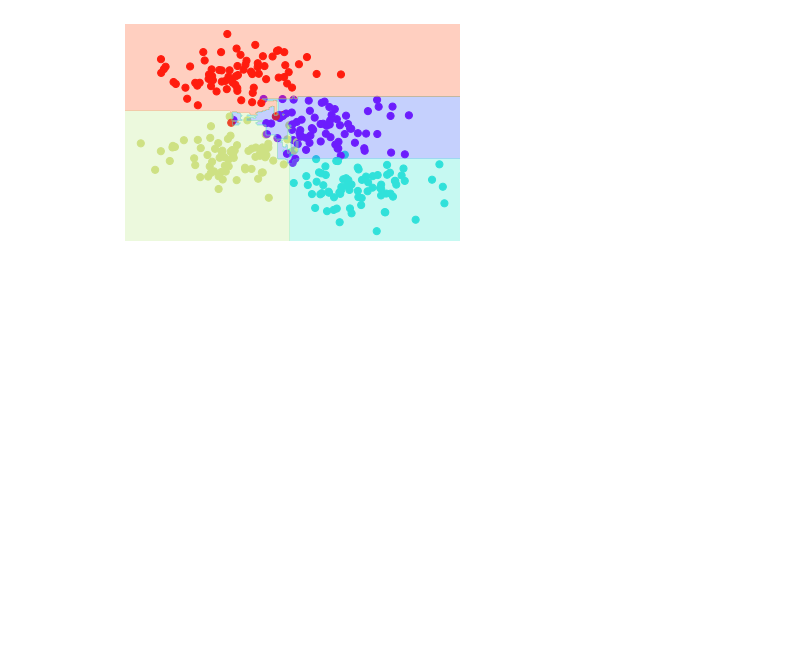
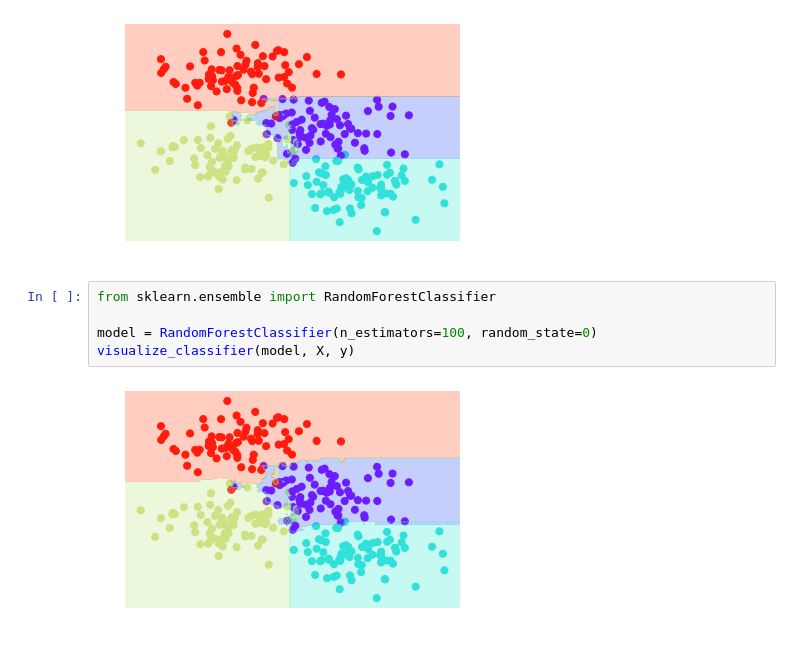
Before and after one commit to KartnDev/Python-Templates, a Jupyter notebook: DataScience/note7(CART).ipynb, the cells around one changed output. Drawn from its saved outputs; the diff is of its cells as text; blank space fills up the shorter version.

```diff
--- a/DataScience/note7(CART).ipynb
+++ b/DataScience/note7(CART).ipynb
@@ -48,3 +48,10 @@ bag.fit(X, y)
 visualize_classifier(bag, X, y)
 # %% [output]
 [figure]
+# %%
+from sklearn.ensemble import RandomForestClassifier
+
+model = RandomForestClassifier(n_estimators=100, random_state=0)
+visualize_classifier(model, X, y)
+# %% [output]
+[figure, added]
```
Also changed, not shown: parts of 8 cells of this notebook.
